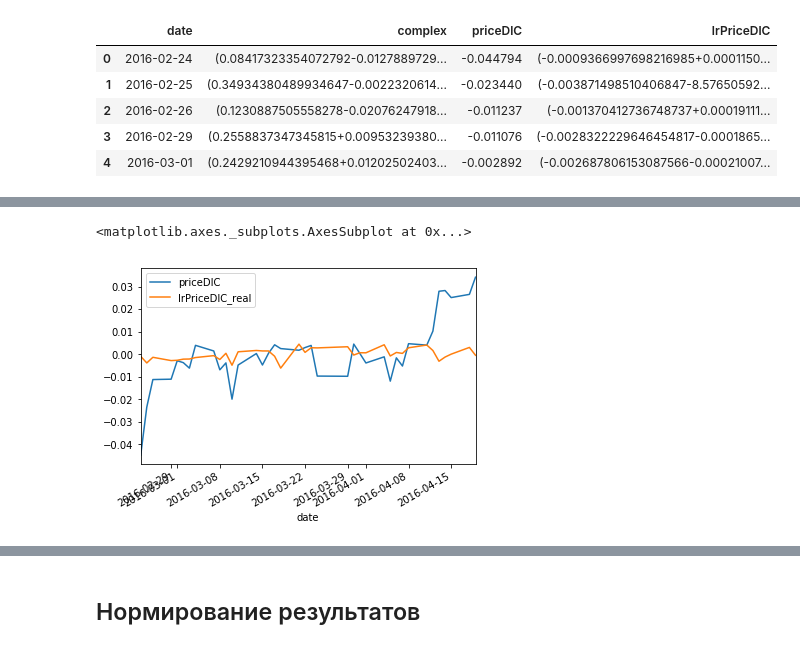
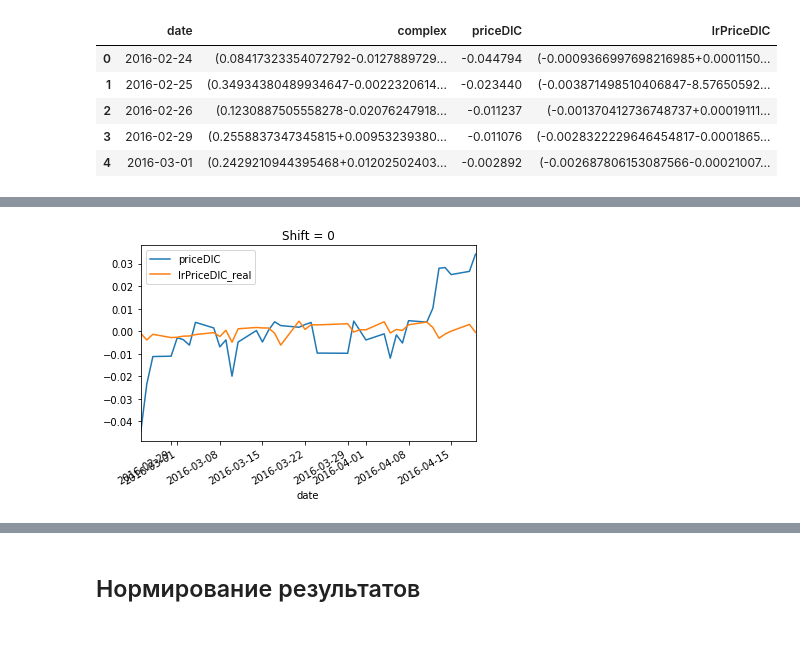
Before and after one commit to baryev/autoregressive-model, a Jupyter notebook: sentimentsAnalysis.ipynb, the cells around one changed output, grey strips where cells are left out. Drawn from its saved outputs; the diff is of its cells as text; code cells hidden in the pictures.

Commit message:
added plot titles

```diff
--- a/sentimentsAnalysis.ipynb
+++ b/sentimentsAnalysis.ipynb
@@ -297,10 +297,9 @@ lrdf.head(5)
 | 3 | 2016-02-29 | (0.2558837347345815+0.00953239380... | -0.011076 | (-0.0028322229646454817-0.0001865... | -0.011076 | -0.002832 | 0.0 | ... |
 | 4 | 2016-03-01 | (0.2429210944395468+0.01202502403... | -0.002892 | (-0.002687806153087566-0.00021007... | -0.002892 | -0.002688 | 0.0 | ... |
 # %%
-lrdf[['date', 'priceDlC', 'lrPriceDlC_real']].plot(x = 'date')
+lrdf[['date', 'priceDlC', 'lrPriceDlC_real']].plot(x = 'date', title = 'Shift = 0');
 # %% [output]
-<matplotlib.axes._subplots.AxesSubplot at 0x...>
-[figure, old version]
+[figure, new version]
 # %%
 startShift = -14
 endShift = 14
```
Also changed, not shown: parts of 1 cell of this notebook.
